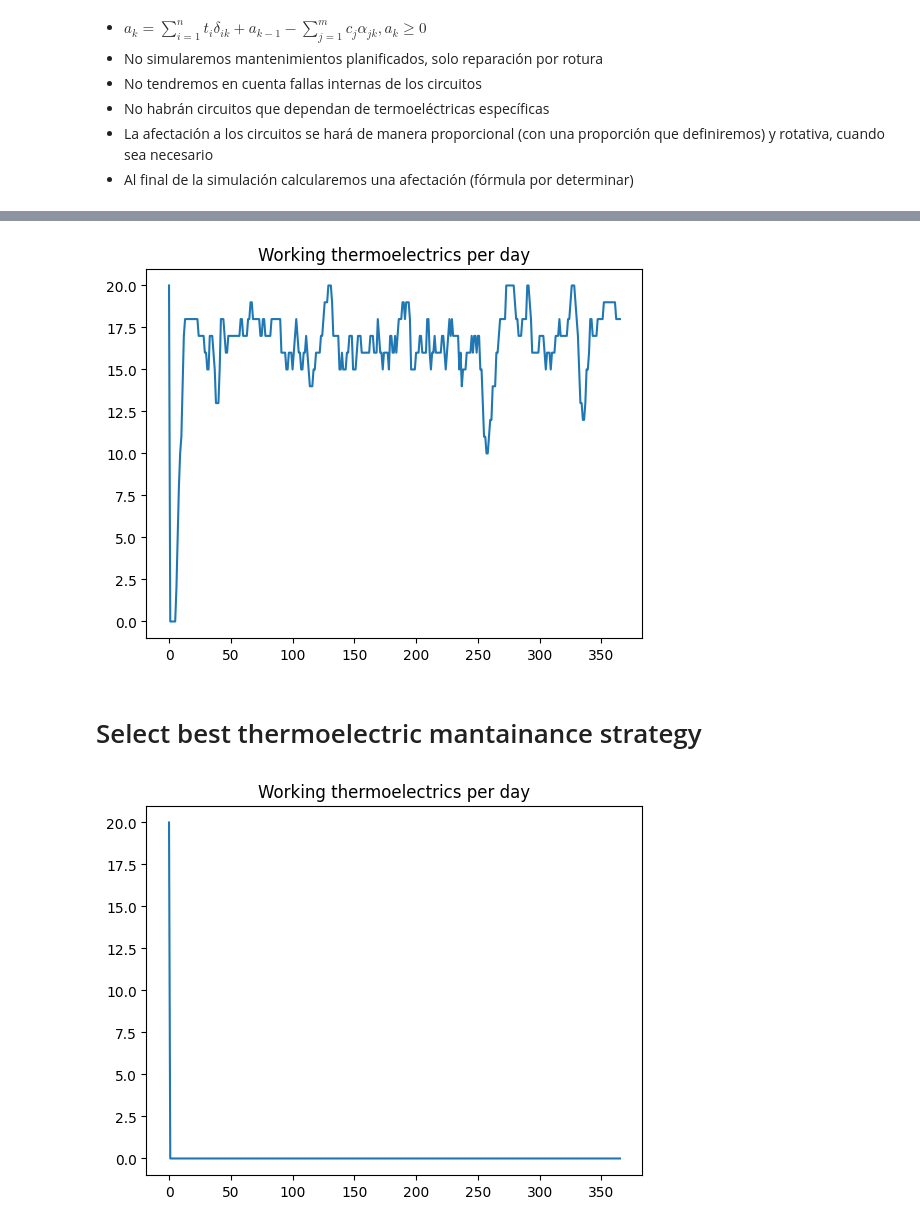
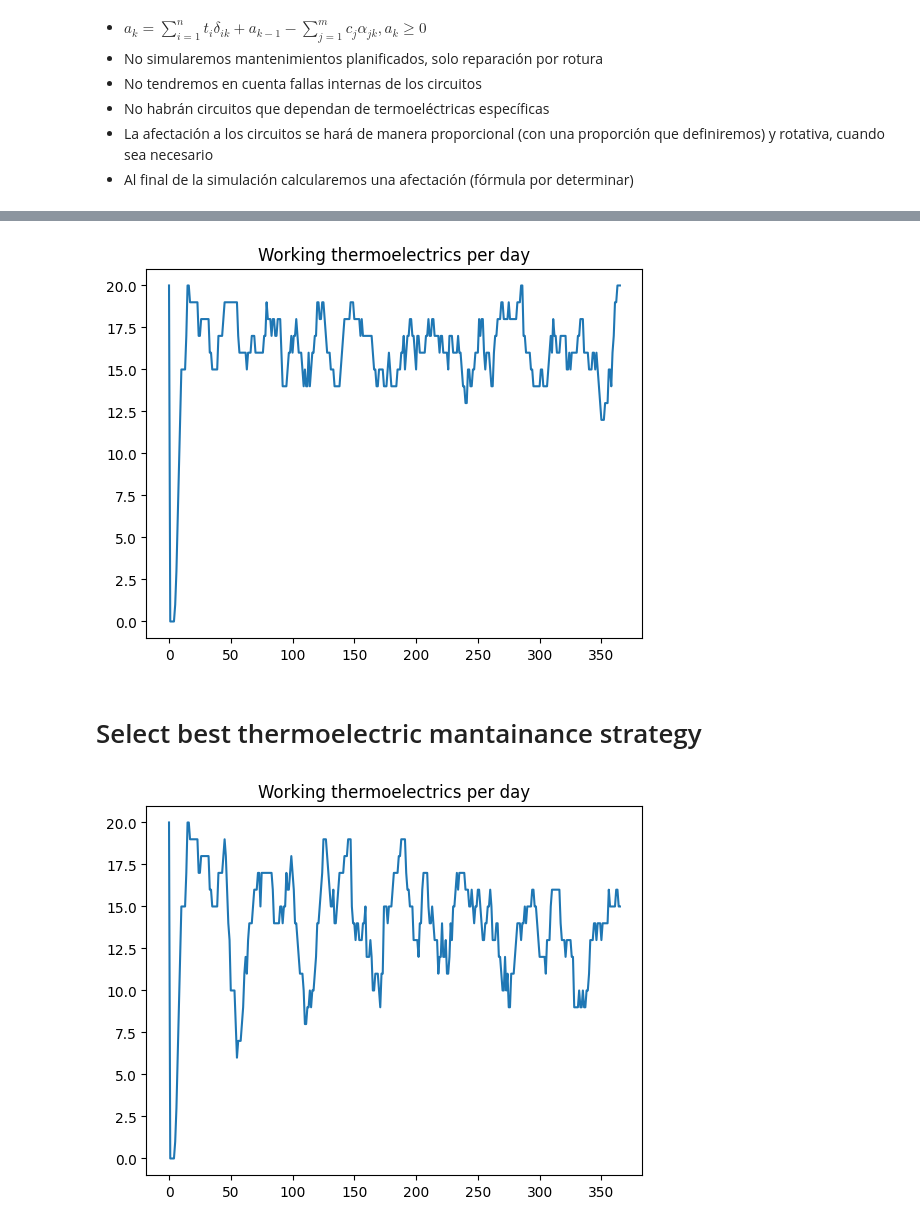
Before and after one commit to DanielMPMatCom/Simulation-First-Project-Thermoelectric, a Jupyter notebook: thermoelectric_simulation.ipynb, the cells around one changed output, grey strips where cells are left out. Cells and saved outputs as stored; diff of their text form; code cells hidden in the pictures.

```diff
--- a/thermoelectric_simulation.ipynb
+++ b/thermoelectric_simulation.ipynb
@@ -75,7 +80,7 @@ def simulate(thermoelectrics, days, agent=None):
     for current_day in range(0, days):
 
         if agent is not None:
-            agent.Manage_Thermoelectrics()
+            agent.Manage_Thermoelectrics(current_day)
 
         while(event_thermoelectric != None and np.floor(event_date) == current_day):
             event_thermoelectric.pop_next_future_event()
@@ -85,7 +90,7 @@ def simulate(thermoelectrics, days, agent=None):
         working_thermoelectrics.append(thermoelectrics_state)
 
         if agent is not None:
-            agent.Manage_Circuits()
+            agent.Manage_Circuits(current_day)
 
     return working_thermoelectrics
 # %%
@@ -100,7 +105,7 @@ plt.xlabel = 'Days'
 plt.ylabel = 'Working thermoelectrics'
 plt.show()
 # %% [output]
-[figure, old version]
+[figure, new version]
 # %% [markdown]
 # Select best thermoelectric mantainance strategy
 # %%
@@ -137,27 +142,26 @@ def k_simulation(days, thermoelectrics_amount, k):
 # %%
 tmp = copy.deepcopy(thermoelectrics)
 
 average = k_simulation(days, 20, 10)
 
-def give_mantainance_heuristic():
-    current_day = 600
+def give_mantainance_heuristic(current_day):
     for thermoelectric in tmp:
         if not thermoelectric.is_working():
             continue
         last_repair = thermoelectric.get_last_repair_day()
         if current_day - last_repair >= average:
             thermoelectric.repair_and_replanificate(current_day, days, LogNormal(rnd.uniform(1.5,2), rnd.uniform(0.2,0.4)))
 
-def empty_func():
+def empty_func(current_day):
     pass
 
 working_thermoelectrics = simulate(tmp, days, Agent(give_mantainance_heuristic, empty_func))
 working_thermoelectrics = [sum(x) for x in working_thermoelectrics]
 
 plt.plot(working_thermoelectrics)
 plt.title('Working thermoelectrics per day')
 plt.xlabel = 'Days'
 plt.ylabel = 'Working thermoelectrics'
 plt.show()
 # %% [output]
-[figure, old version]
+[figure, new version]
```
Also changed, not shown: parts of 1 cell of this notebook.
